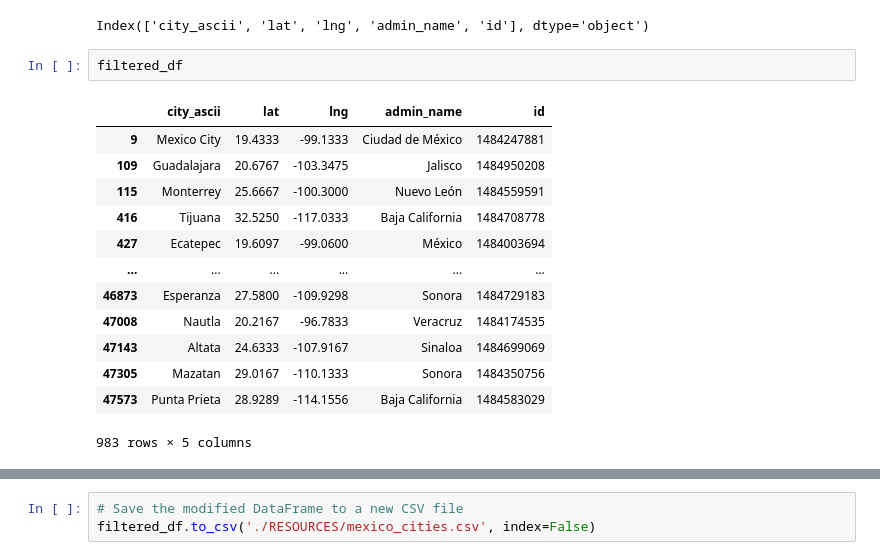
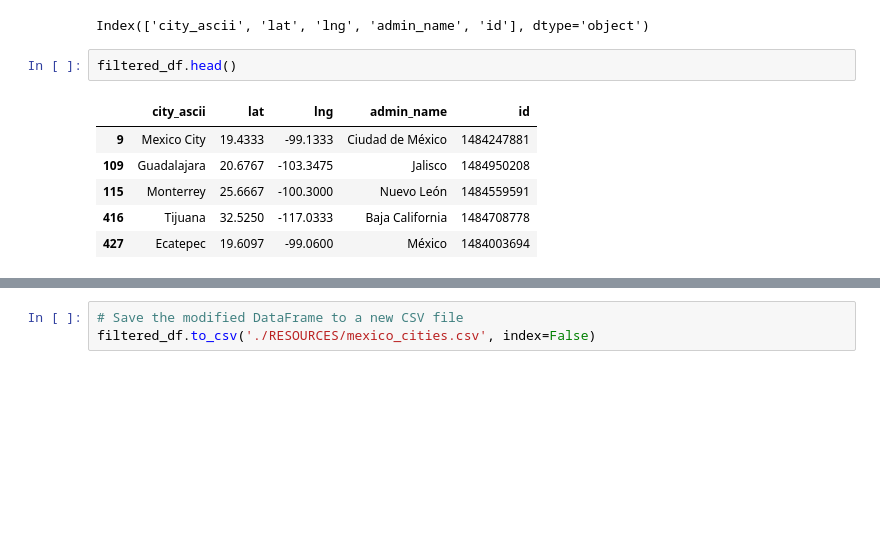
Before and after one commit to dgname/Project_3_UFOsightings, a Jupyter notebook: ufosightings.ipynb, the cells around one changed output, grey strips where cells are left out. Drawn from its saved outputs; the diff is of its cells as text; blank space fills up the shorter version.

```diff
--- a/ufosightings.ipynb
+++ b/ufosightings.ipynb
@@ -66,21 +52,14 @@ filtered_df.columns
 # %% [output]
 Index(['city_ascii', 'lat', 'lng', 'admin_name', 'id'], dtype='object')
 # %%
-filtered_df
+filtered_df.head()
 # %% [output]
 |  | city_ascii | lat | lng | admin_name | id |
 | 9 | Mexico City | 19.4333 | -99.1333 | Ciudad de México | 1484247881 |
 | 109 | Guadalajara | 20.6767 | -103.3475 | Jalisco | 1484950208 |
 | 115 | Monterrey | 25.6667 | -100.3000 | Nuevo León | 1484559591 |
 | 416 | Tijuana | 32.5250 | -117.0333 | Baja California | 1484708778 |
 | 427 | Ecatepec | 19.6097 | -99.0600 | México | 1484003694 |
-| ... | ... | ... | ... | ... | ... |
-| 46873 | Esperanza | 27.5800 | -109.9298 | Sonora | 1484729183 |
-| 47008 | Nautla | 20.2167 | -96.7833 | Veracruz | 1484174535 |
-| 47143 | Altata | 24.6333 | -107.9167 | Sinaloa | 1484699069 |
-| 47305 | Mazatan | 29.0167 | -110.1333 | Sonora | 1484350756 |
-| 47573 | Punta Prieta | 28.9289 | -114.1556 | Baja California | 1484583029 |
-983 rows × 5 columns
 # %%
 # Rename the columns
 filtered_df.rename(columns={
```
Also changed, not shown: parts of 23 cells of this notebook, 2 other files.
